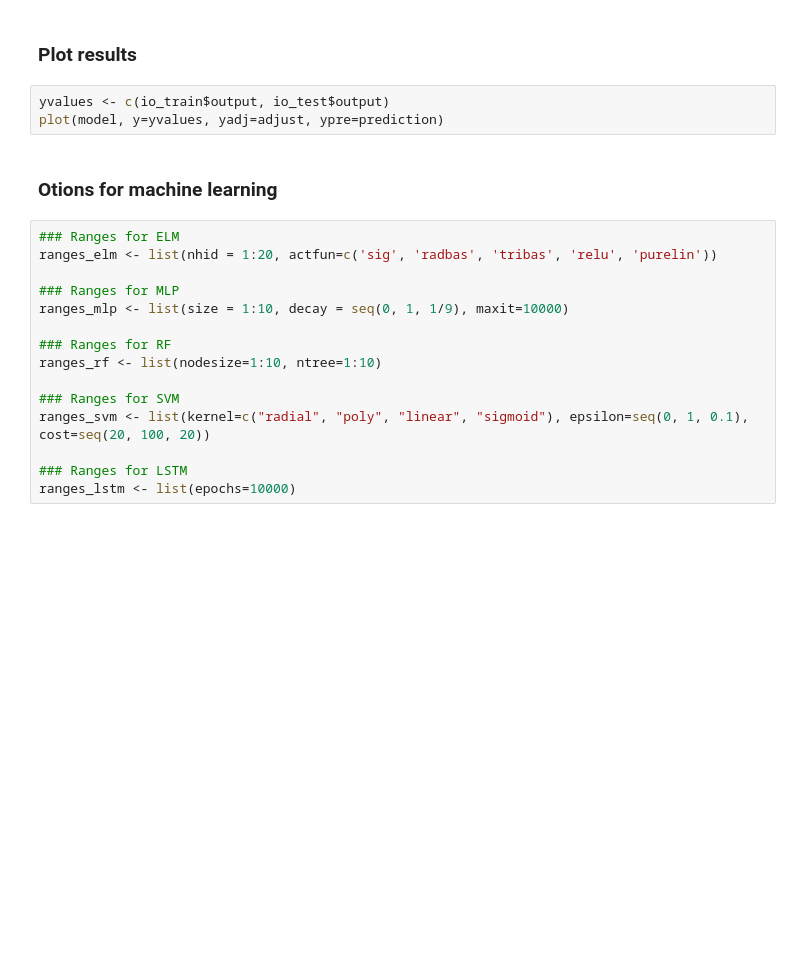
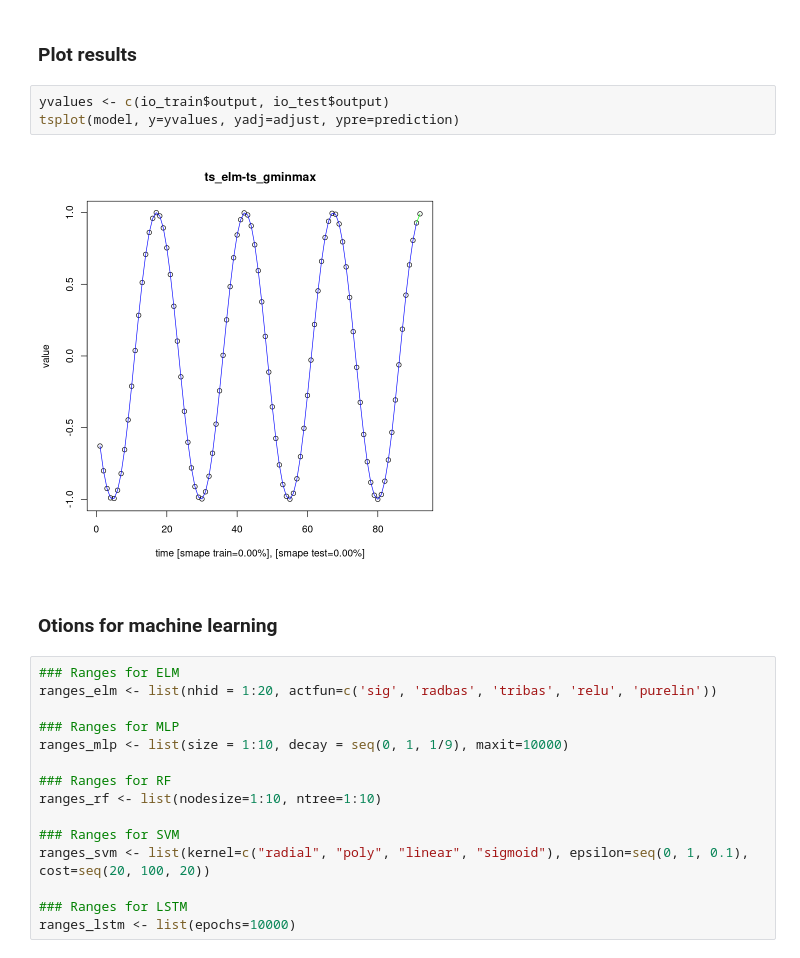
Before and after one commit to felipeat07/daltoolbox, a Jupyter notebook: examples/timeseries/ts_tune.ipynb, the cells around one changed output. Cells and saved outputs as stored; diff of their text form; blank space fills up the shorter version.

```diff
--- a/examples/timeseries/ts_tune.ipynb
+++ b/examples/timeseries/ts_tune.ipynb
@@ -122,7 +128,9 @@ print(sprintf("%s: smape: %.2f", describe(model), 100*ev_test$metrics$smape))
 ### Plot results
 # %%
 yvalues <- c(io_train$output, io_test$output)
-plot(model, y=yvalues, yadj=adjust, ypre=prediction)
+tsplot(model, y=yvalues, yadj=adjust, ypre=prediction)
+# %% [output]
+[figure, added]
 # %% [markdown]
 ### Otions for machine learning
 # %%
```
Also changed, not shown: parts of 4 cells of this notebook, 5 other files.
